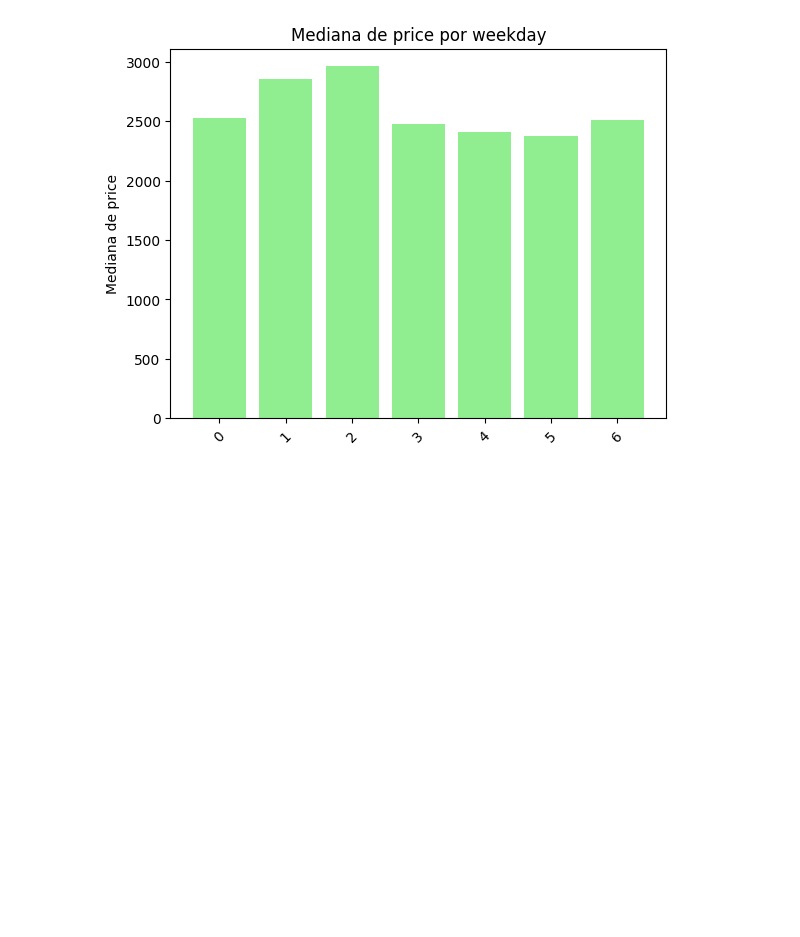
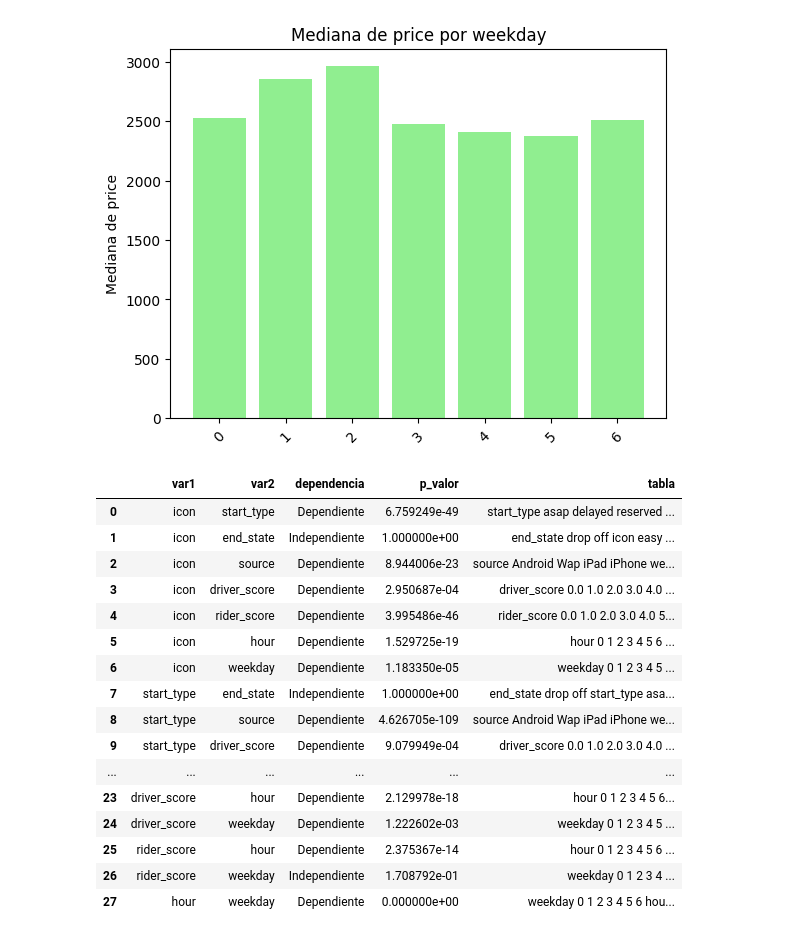
Before and after one commit to GeronimoFretes/analitica-descriptiva-tp, a Jupyter notebook: EDA.ipynb, the cells around one changed output. Cells and saved outputs as stored; diff of their text form; code cells hidden in the pictures; blank space fills up the shorter version.

Commit message:
Test de Chi 2 y Post Hoc

```diff
--- a/EDA.ipynb
+++ b/EDA.ipynb
@@ -843,3 +844,50 @@ Test post-hoc Dunn (ajustado Bonferroni):
 5  1.000000e+00  1.135130e-01
 6  1.135130e-01  1.000000e+00
 [figure]
+# %%
+import pandas as pd
+from scipy.stats import chi2_contingency
+from itertools import combinations
+
+def test_dependencia_chi2_con_tabla(df, columnas_categoricas, alpha=0.05):
+    resultados = []
+
+    for var1, var2 in combinations(columnas_categoricas, 2):
+        tabla = pd.crosstab(df[var1], df[var2])
+
+        # Aplicamos el test chi2
+        chi2, p, dof, expected = chi2_contingency(tabla)
+
+        dependencia = "Dependiente" if p < alpha else "Independiente"
+
+        resultados.append({
+            'var1': var1,
+            'var2': var2,
+            'dependencia': dependencia,
+            'p_valor': p,
+            'tabla': tabla
+        })
+
+    return pd.DataFrame(resultados)
+
+resultados_chi2 = test_dependencia_chi2_con_tabla(df_drop, cualitativas)
+resultados_chi2 # Por si nos interesa ver alguna relacion de independencia de algunas de las variables cualis
+# La tabla esta bueno para ver un caso mas visual (hay desglozarla para verla bien)
+# %% [output]
+|  | var1 | var2 | dependencia | p_valor | tabla |
+| 0 | icon | start_type | Dependiente | 6.759249e-49 | start_type asap delayed reserved ... |
+| 1 | icon | end_state | Independiente | 1.000000e+00 | end_state drop off icon easy ... |
+| 2 | icon | source | Dependiente | 8.944006e-23 | source Android Wap iPad iPhone we... |
+| 3 | icon | driver_score | Dependiente | 2.950687e-04 | driver_score 0.0 1.0 2.0 3.0 4.0 ... |
+| 4 | icon | rider_score | Dependiente | 3.995486e-46 | rider_score 0.0 1.0 2.0 3.0 4.0 5... |
+| 5 | icon | hour | Dependiente | 1.529725e-19 | hour 0 1 2 3 4 5 6 ... |
+| 6 | icon | weekday | Dependiente | 1.183350e-05 | weekday 0 1 2 3 4 5 ... |
+| 7 | start_type | end_state | Independiente | 1.000000e+00 | end_state drop off start_type asa... |
+| 8 | start_type | source | Dependiente | 4.626705e-109 | source Android Wap iPad iPhone we... |
+| 9 | start_type | driver_score | Dependiente | 9.079949e-04 | driver_score 0.0 1.0 2.0 3.0 4.0 ... |
+| ... | ... | ... | ... | ... | ... |
+| 23 | driver_score | hour | Dependiente | 2.129978e-18 | hour 0 1 2 3 4 5 6... |
+| 24 | driver_score | weekday | Dependiente | 1.222602e-03 | weekday 0 1 2 3 4 5 ... |
+| 25 | rider_score | hour | Dependiente | 2.375367e-14 | hour 0 1 2 3 4 5 6 ... |
+| 26 | rider_score | weekday | Independiente | 1.708792e-01 | weekday 0 1 2 3 4 ... |
+| 27 | hour | weekday | Dependiente | 0.000000e+00 | weekday 0 1 2 3 4 5 6 hou... |
```
Also changed, not shown: parts of 3 cells of this notebook.
